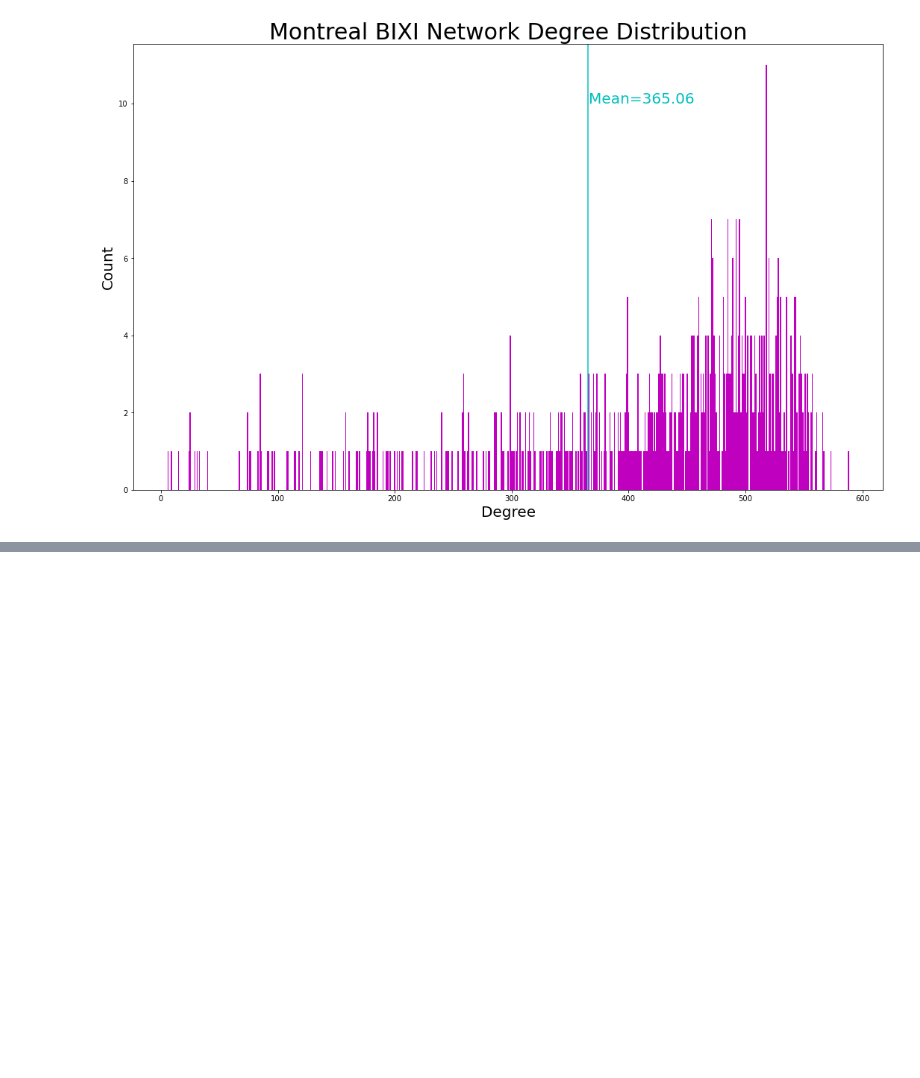
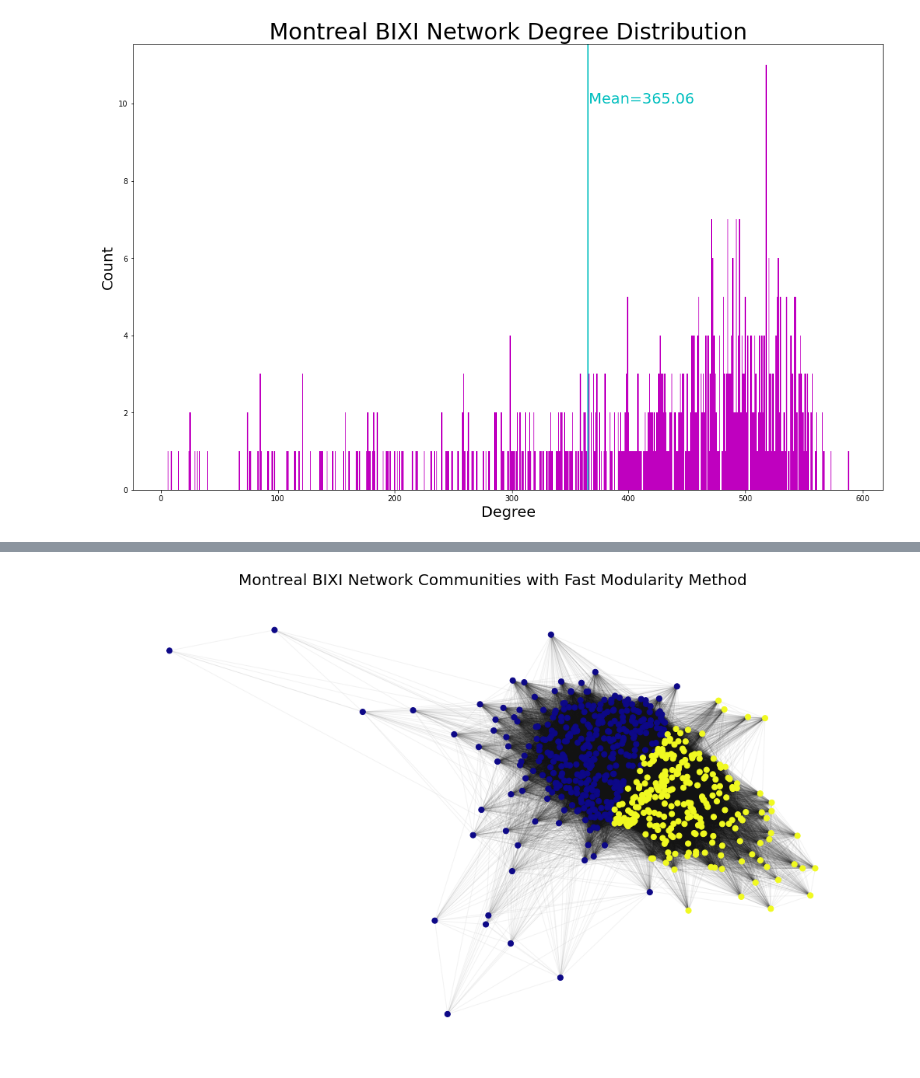
Before and after one commit to zephirl/BIXI-Network-Analysis, a Jupyter notebook: scripts/data_analysis.ipynb, the cells around one changed output, grey strips where cells are left out. Drawn from its saved outputs; the diff is of its cells as text; code cells hidden in the pictures; blank space fills up the shorter version.

```diff
--- a/scripts/data_analysis.ipynb
+++ b/scripts/data_analysis.ipynb
@@ -201,0 +229,26 @@ community_louvain(G)
+# %%
+def fast_modularity(G):
+    #Get partition with FastModularity
+    partition = [list(item) for item in greedy_modularity_communities(G)]
+    nodes_comm={}
+    for i,item in enumerate(partition):
+        for elt in item:
+            nodes_comm[elt]=i
+
+    fig, ax = plt.subplots(figsize=(18,11))
+    ax.set_title('Montreal BIXI Network Communities with Fast Modularity Method', fontsize=20)
+    cmap = cm.get_cmap('plasma', len(partition))
+    pos = nx.spring_layout(G)
+    nx.draw_networkx_nodes(G, pos, nodes_comm.keys(), node_size=50, cmap=cmap, node_color=list(nodes_comm.values()))
+    nx.draw_networkx_edges(G, pos, alpha=0.05)
+    #Remove axis
+    ax.axis('off')
+
+    #Save plot first
+    fig.savefig("../plots/community_fast_modularity.png", format="png")
+
+    plt.show()
+
+fast_modularity(G)
+# %% [output]
+[figure, added]
```
Also changed, not shown: parts of 6 cells of this notebook, 3 other files.
